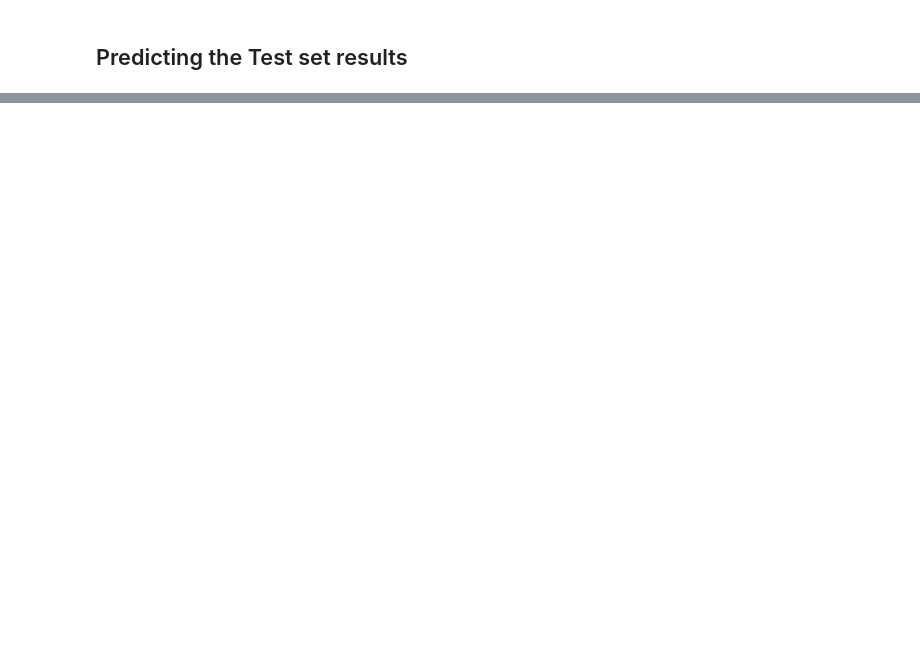
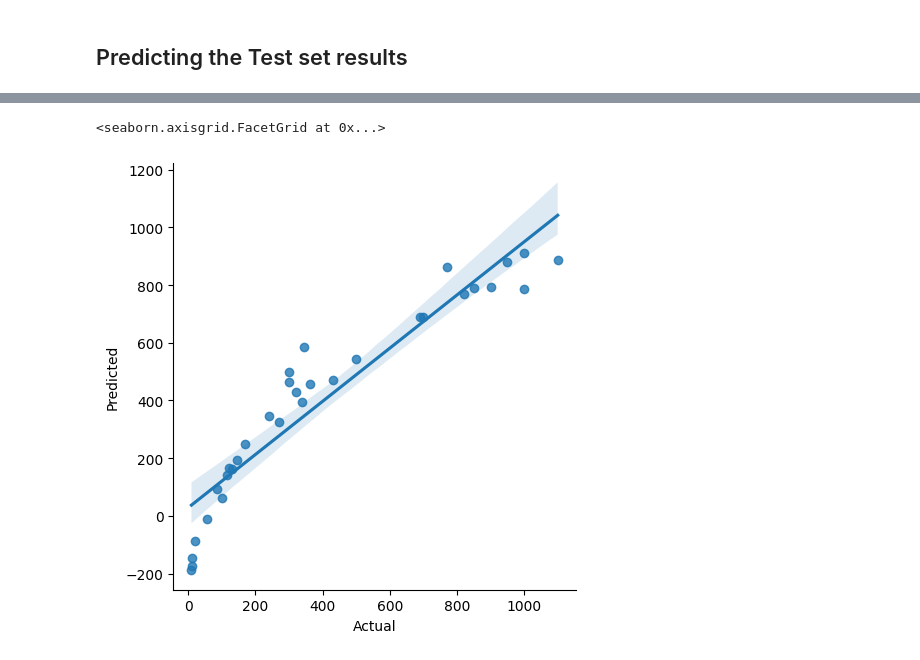
Before and after one commit to Dracula-101/SPIT_Files, a Jupyter notebook: AIML/EXP 7/multiple_linear_regression.ipynb, the cells around one changed output, grey strips where cells are left out. Saved outputs shown, nothing was run; the diff lists cells and outputs as text; code cells hidden in the pictures; blank space fills up the shorter version.

```diff
--- a/AIML/EXP 7/multiple_linear_regression.ipynb
+++ b/AIML/EXP 7/multiple_linear_regression.ipynb
@@ -99,0 +137,5 @@ print(accuracy)
+# %%
+sns.lmplot(x='Actual', y='Predicted', data=predicted_results)
+# %% [output]
+<seaborn.axisgrid.FacetGrid at 0x...>
+[figure, added]
```
Also changed, not shown: parts of 5 cells of this notebook, 3 other files.
